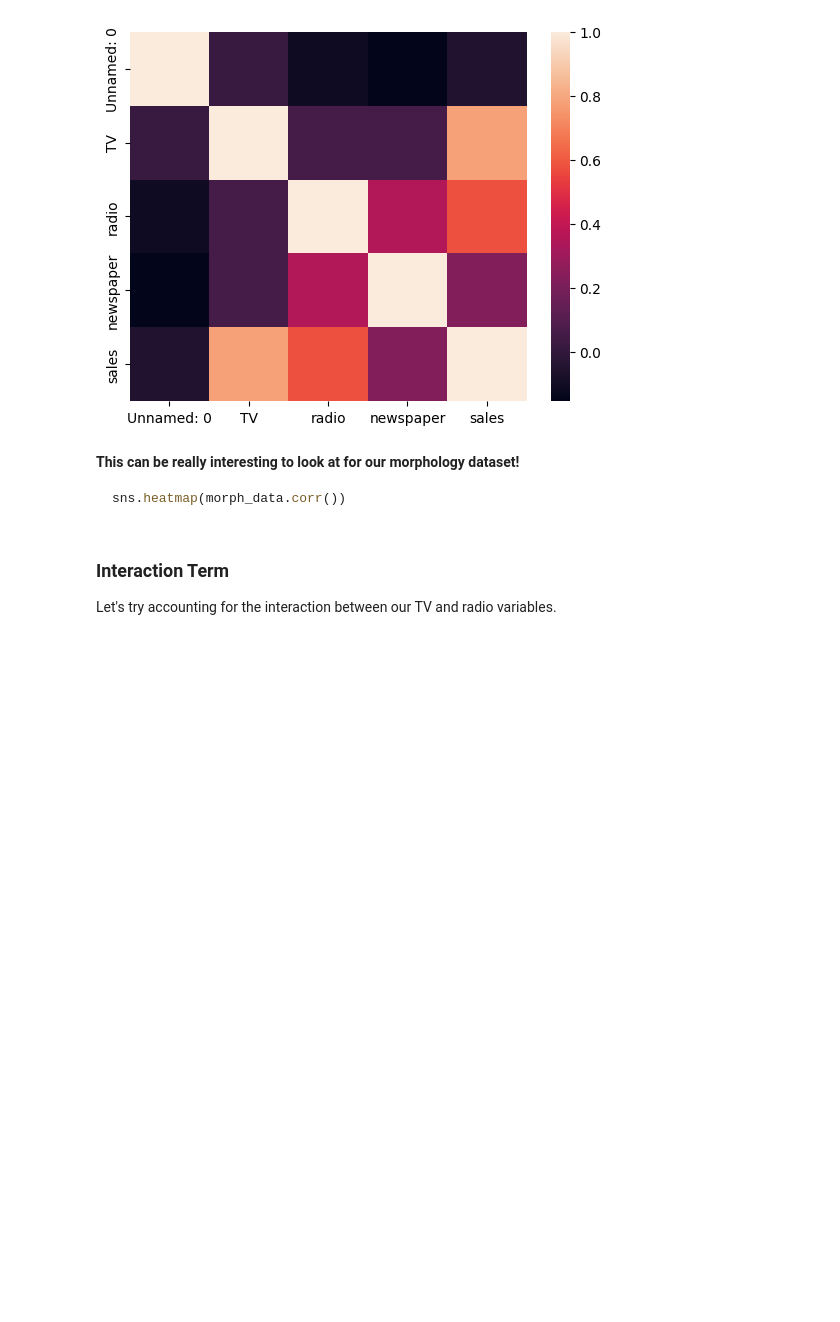
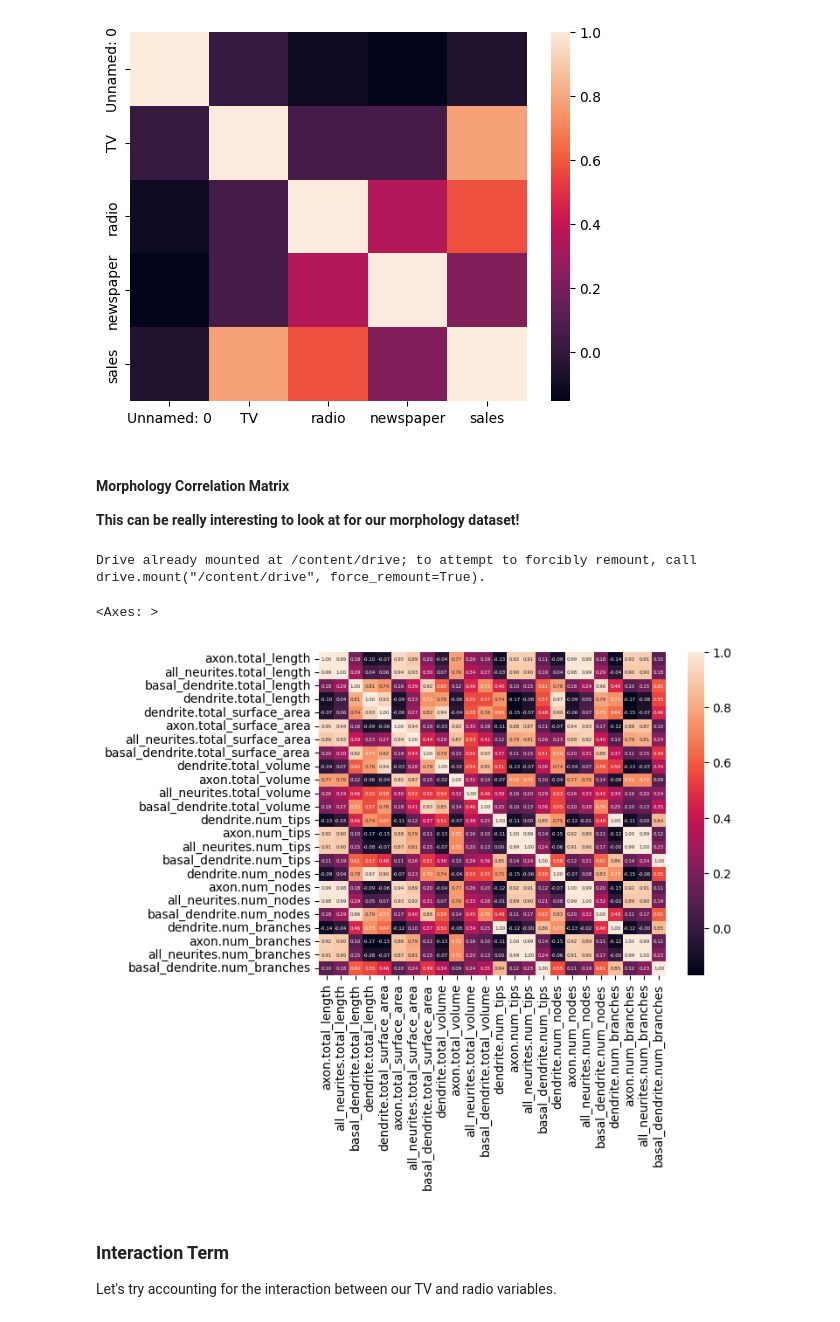
Before and after one commit to tb-harris/bin-2024, a Jupyter notebook: 06_Linear_Regression_in_Python.ipynb, the cells around one changed output. Cells and saved outputs as stored; diff of their text form; code cells hidden in the pictures; blank space fills up the shorter version.

Commit message:
added morphology feature heatmap with values

````diff
--- a/06_Linear_Regression_in_Python.ipynb
+++ b/06_Linear_Regression_in_Python.ipynb
@@ -279,13 +279,21 @@ sns.heatmap(ad_data.corr())
 <Axes: >
 [figure]
 # %% [markdown]
+#### Morphology Correlation Matrix
 **This can be really interesting to look at for our morphology dataset!**
-
-
-
-```python3
-sns.heatmap(morph_data.corr())
-```
+# %%
+from google.colab import drive
+drive.mount('/content/drive')
+# %% [output]
+Drive already mounted at /content/drive; to attempt to forcibly remount, call drive.mount("/content/drive", force_remount=True).
+# %%
+# Load morphology data for all cells
+all_morph_data = pd.read_hdf('/content/drive/Shareddrives/Lisman Laboratory/Lisman 2024/Neuro/Data/processed data/morph_data.hdf5.lz4')
+
+sns.heatmap(all_morph_data.corr(), annot=True, fmt=".2f", annot_kws={"fontsize":4})
+# %% [output]
+<Axes: >
+[figure, added]
 # %% [markdown]
 ### Interaction Term
 Let's try accounting for the interaction between our TV and radio variables.
````
Also changed, not shown: parts of 5 cells of this notebook.
